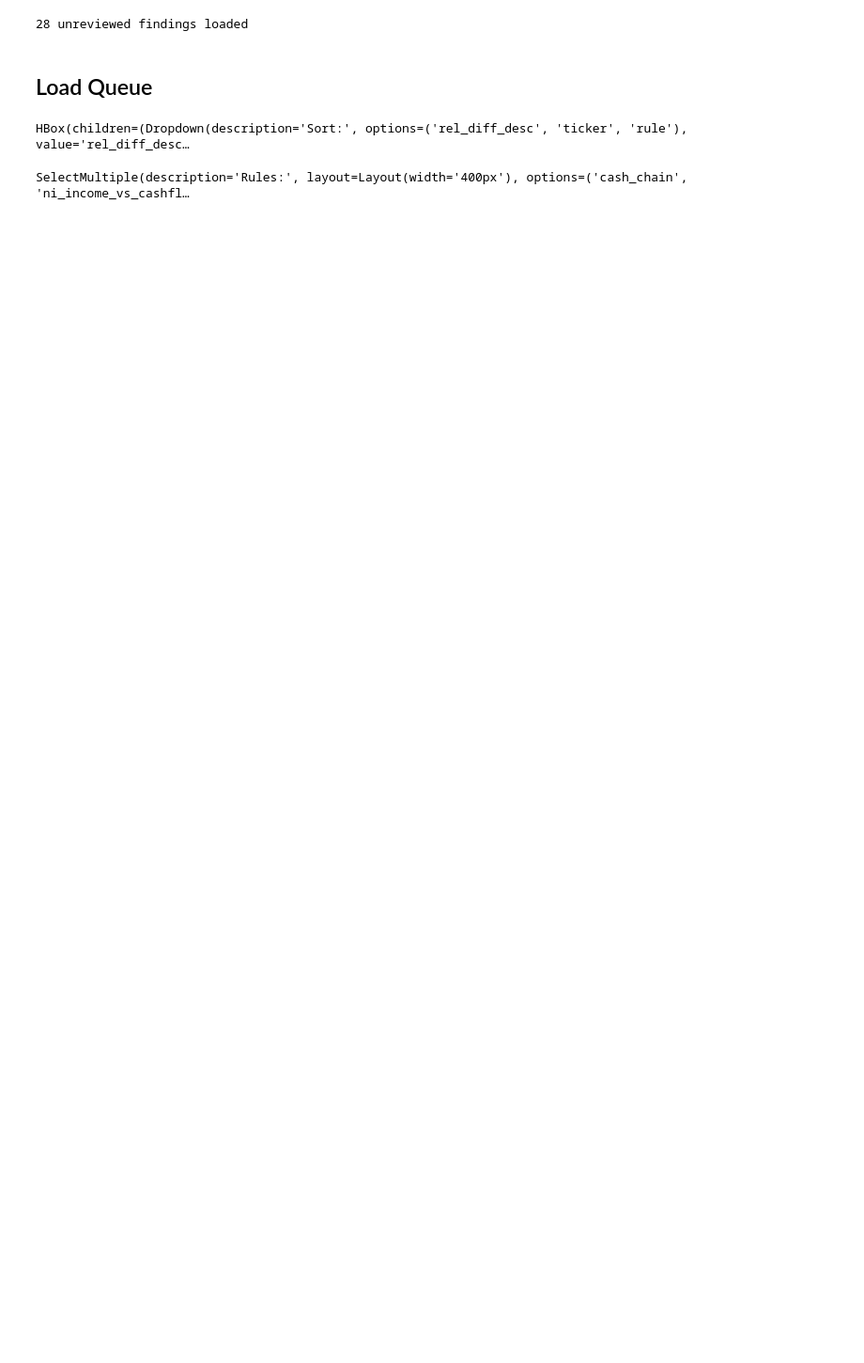
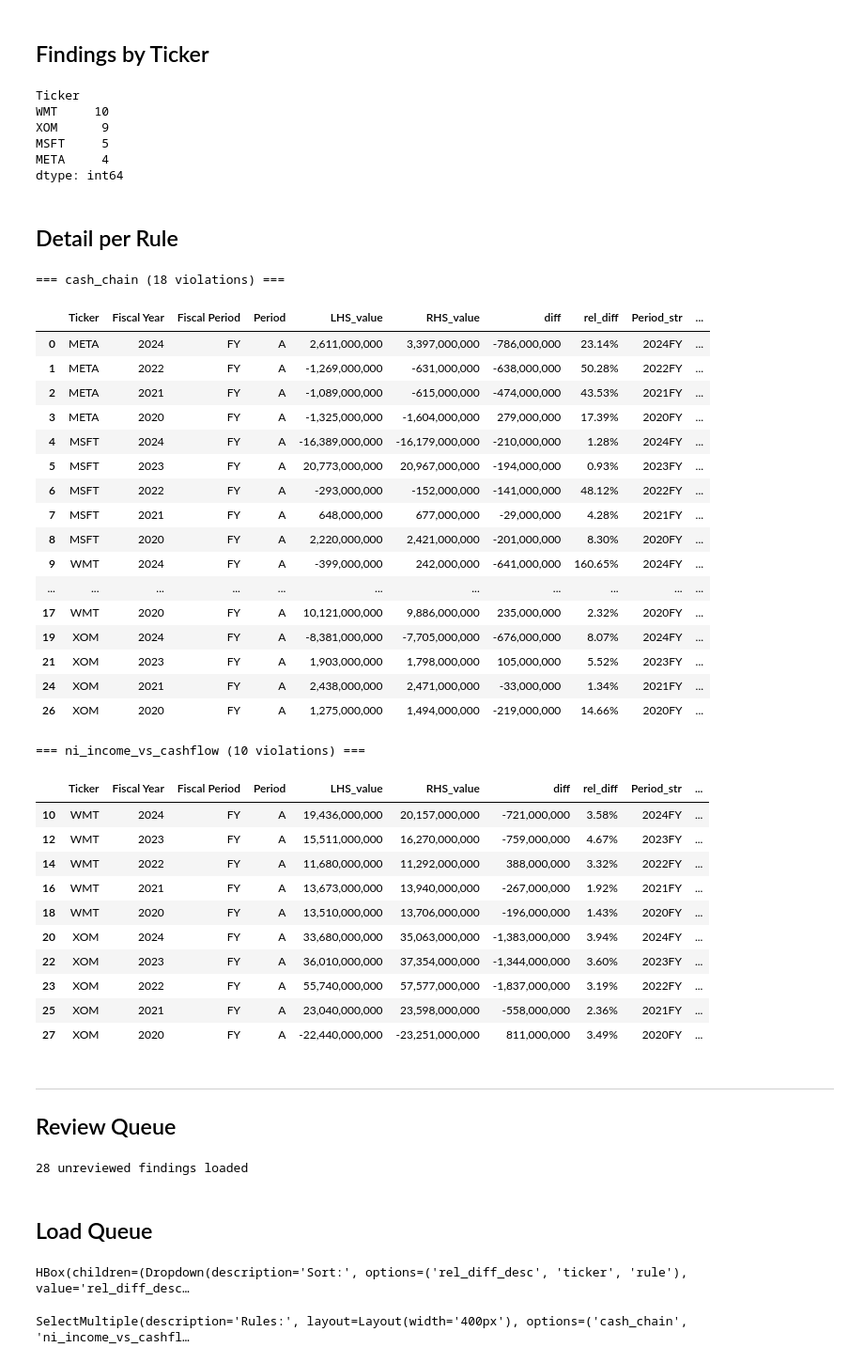
Before and after one commit to marcdumon/investment_research_platform, a Jupyter notebook: notebooks/review_simfin_anomalies.ipynb, the cells around one changed output. Shown at 94% size. Cells and saved outputs as stored; diff of their text form; code cells hidden in the pictures; blank space fills up the shorter version.

```diff
--- a/notebooks/review_simfin_anomalies.ipynb
+++ b/notebooks/review_simfin_anomalies.ipynb
@@ -22,3 +138,59 @@ VARIANT = 'A'
+# %% [markdown]
+## Findings by Ticker
+# %%
+if len(findings_A):
+    display(findings_A.groupby('Ticker').size().sort_values(ascending=False))
+else:
+    print('No annual findings.')
+# %% [output]
+Ticker
+WMT     10
+XOM      9
+MSFT     5
+META     4
+dtype: int64
+# %% [markdown]
+## Detail per Rule
+# %%
+for _rule_name, _group in findings_A.groupby('Rule'):
+    print(f'=== {_rule_name} ({len(_group)} violations) ===')
+    display(_group.drop(columns=['Rule', 'Statement', 'CIK'], errors='ignore').style.format(_NUM_FMT))
+    print()
+# %% [output]
+=== cash_chain (18 violations) ===
+|  | Ticker | Fiscal Year | Fiscal Period | Period | LHS_value | RHS_value | diff | rel_diff | Period_str | ... |
+| 0 | META | 2024 | FY | A | 2,611,000,000 | 3,397,000,000 | -786,000,000 | 23.14% | 2024FY | ... |
+| 1 | META | 2022 | FY | A | -1,269,000,000 | -631,000,000 | -638,000,000 | 50.28% | 2022FY | ... |
+| 2 | META | 2021 | FY | A | -1,089,000,000 | -615,000,000 | -474,000,000 | 43.53% | 2021FY | ... |
+| 3 | META | 2020 | FY | A | -1,325,000,000 | -1,604,000,000 | 279,000,000 | 17.39% | 2020FY | ... |
+| 4 | MSFT | 2024 | FY | A | -16,389,000,000 | -16,179,000,000 | -210,000,000 | 1.28% | 2024FY | ... |
+| 5 | MSFT | 2023 | FY | A | 20,773,000,000 | 20,967,000,000 | -194,000,000 | 0.93% | 2023FY | ... |
+| 6 | MSFT | 2022 | FY | A | -293,000,000 | -152,000,000 | -141,000,000 | 48.12% | 2022FY | ... |
+| 7 | MSFT | 2021 | FY | A | 648,000,000 | 677,000,000 | -29,000,000 | 4.28% | 2021FY | ... |
+| 8 | MSFT | 2020 | FY | A | 2,220,000,000 | 2,421,000,000 | -201,000,000 | 8.30% | 2020FY | ... |
+| 9 | WMT | 2024 | FY | A | -399,000,000 | 242,000,000 | -641,000,000 | 160.65% | 2024FY | ... |
+| ... | ... | ... | ... | ... | ... | ... | ... | ... | ... | ... |
+| 17 | WMT | 2020 | FY | A | 10,121,000,000 | 9,886,000,000 | 235,000,000 | 2.32% | 2020FY | ... |
+| 19 | XOM | 2024 | FY | A | -8,381,000,000 | -7,705,000,000 | -676,000,000 | 8.07% | 2024FY | ... |
+| 21 | XOM | 2023 | FY | A | 1,903,000,000 | 1,798,000,000 | 105,000,000 | 5.52% | 2023FY | ... |
+| 24 | XOM | 2021 | FY | A | 2,438,000,000 | 2,471,000,000 | -33,000,000 | 1.34% | 2021FY | ... |
+| 26 | XOM | 2020 | FY | A | 1,275,000,000 | 1,494,000,000 | -219,000,000 | 14.66% | 2020FY | ... |
+=== ni_income_vs_cashflow (10 violations) ===
+|  | Ticker | Fiscal Year | Fiscal Period | Period | LHS_value | RHS_value | diff | rel_diff | Period_str | ... |
+| 10 | WMT | 2024 | FY | A | 19,436,000,000 | 20,157,000,000 | -721,000,000 | 3.58% | 2024FY | ... |
+| 12 | WMT | 2023 | FY | A | 15,511,000,000 | 16,270,000,000 | -759,000,000 | 4.67% | 2023FY | ... |
+| 14 | WMT | 2022 | FY | A | 11,680,000,000 | 11,292,000,000 | 388,000,000 | 3.32% | 2022FY | ... |
+| 16 | WMT | 2021 | FY | A | 13,673,000,000 | 13,940,000,000 | -267,000,000 | 1.92% | 2021FY | ... |
+| 18 | WMT | 2020 | FY | A | 13,510,000,000 | 13,706,000,000 | -196,000,000 | 1.43% | 2020FY | ... |
+| 20 | XOM | 2024 | FY | A | 33,680,000,000 | 35,063,000,000 | -1,383,000,000 | 3.94% | 2024FY | ... |
+| 22 | XOM | 2023 | FY | A | 36,010,000,000 | 37,354,000,000 | -1,344,000,000 | 3.60% | 2023FY | ... |
+| 23 | XOM | 2022 | FY | A | 55,740,000,000 | 57,577,000,000 | -1,837,000,000 | 3.19% | 2022FY | ... |
+| 25 | XOM | 2021 | FY | A | 23,040,000,000 | 23,598,000,000 | -558,000,000 | 2.36% | 2021FY | ... |
+| 27 | XOM | 2020 | FY | A | -22,440,000,000 | -23,251,000,000 | 811,000,000 | 3.49% | 2020FY | ... |
+# %% [markdown]
+---
+
+## Review Queue
 # %%
 all_findings = run(SAMPLE, VARIANT, skip_reviewed=True)
 done: set[tuple[str, str, str]] = set()
```
Also changed, not shown: parts of 13 cells of this notebook, 1 other file.
